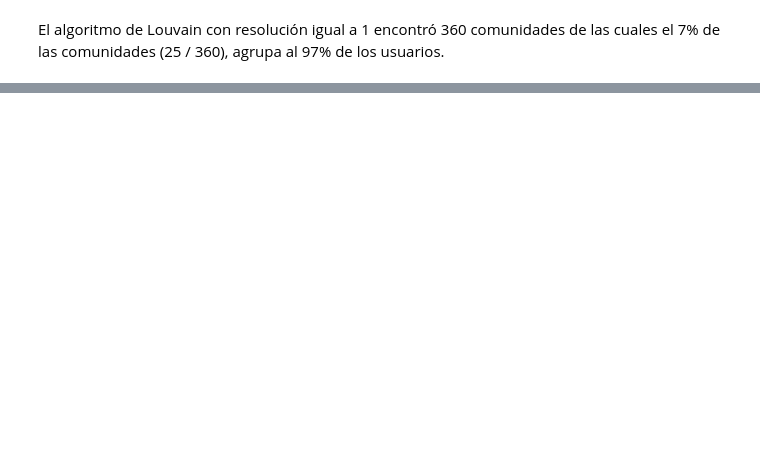
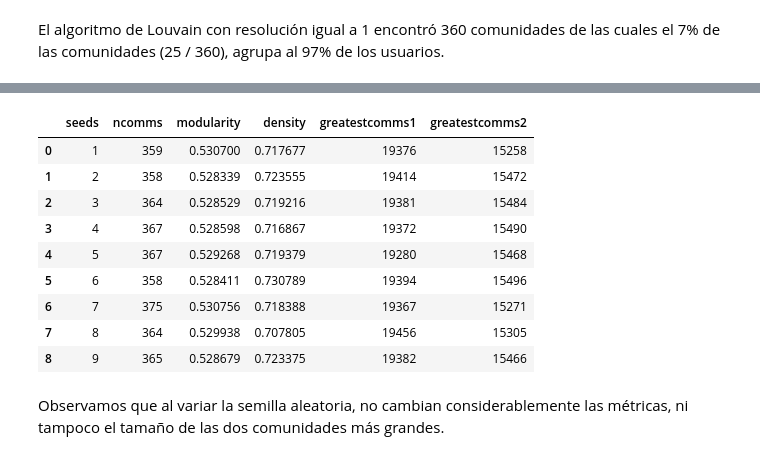
Before and after one commit to benjaminocampo/diplodatos_graphs, a Jupyter notebook: Practico1.ipynb, the cells around one changed output, grey strips where cells are left out. Saved outputs shown, nothing was run; the diff lists cells and outputs as text; code cells hidden in the pictures; blank space fills up the shorter version.

```diff
--- a/Practico1.ipynb
+++ b/Practico1.ipynb
@@ -502,0 +536,28 @@ TypeError: object of type 'NodeClustering' has no len()
+# %%
+randomize = range(1,10,1)
+data = []
+for seed in randomize:
+
+    comms_lv = algorithms.louvain(larg_G, resolution= 2 , randomize=seed)
+    ncomms = len(comms_lv.communities)
+    comms_size = [len(c) for c in comms_lv.communities]
+    comms_size.sort()
+    modularity = evaluation.newman_girvan_modularity(larg_G, comms_lv).score
+    density = evaluation.internal_edge_density(larg_G, comms_lv).score
+    data.append((seed, ncomms, modularity, density, comms_size[-1],  comms_size[-2]))
+
+comm_lvs_df = pd.DataFrame(data, columns=['seeds', 'ncomms', 'modularity', 'density','greatestcomms1', 'greatestcomms2'])
+comm_lvs_df
+# %% [output]
+|  | seeds | ncomms | modularity | density | greatestcomms1 | greatestcomms2 |
+| 0 | 1 | 359 | 0.530700 | 0.717677 | 19376 | 15258 |
+| 1 | 2 | 358 | 0.528339 | 0.723555 | 19414 | 15472 |
+| 2 | 3 | 364 | 0.528529 | 0.719216 | 19381 | 15484 |
+| 3 | 4 | 367 | 0.528598 | 0.716867 | 19372 | 15490 |
+| 4 | 5 | 367 | 0.529268 | 0.719379 | 19280 | 15468 |
+| 5 | 6 | 358 | 0.528411 | 0.730789 | 19394 | 15496 |
+| 6 | 7 | 375 | 0.530756 | 0.718388 | 19367 | 15271 |
+| 7 | 8 | 364 | 0.529938 | 0.707805 | 19456 | 15305 |
+| 8 | 9 | 365 | 0.528679 | 0.723375 | 19382 | 15466 |
+# %% [markdown]
+Observamos que al variar la semilla aleatoria, no cambian considerablemente las métricas, ni tampoco el tamaño de las dos comunidades más grandes.
```
Also changed, not shown: parts of 52 cells of this notebook.
